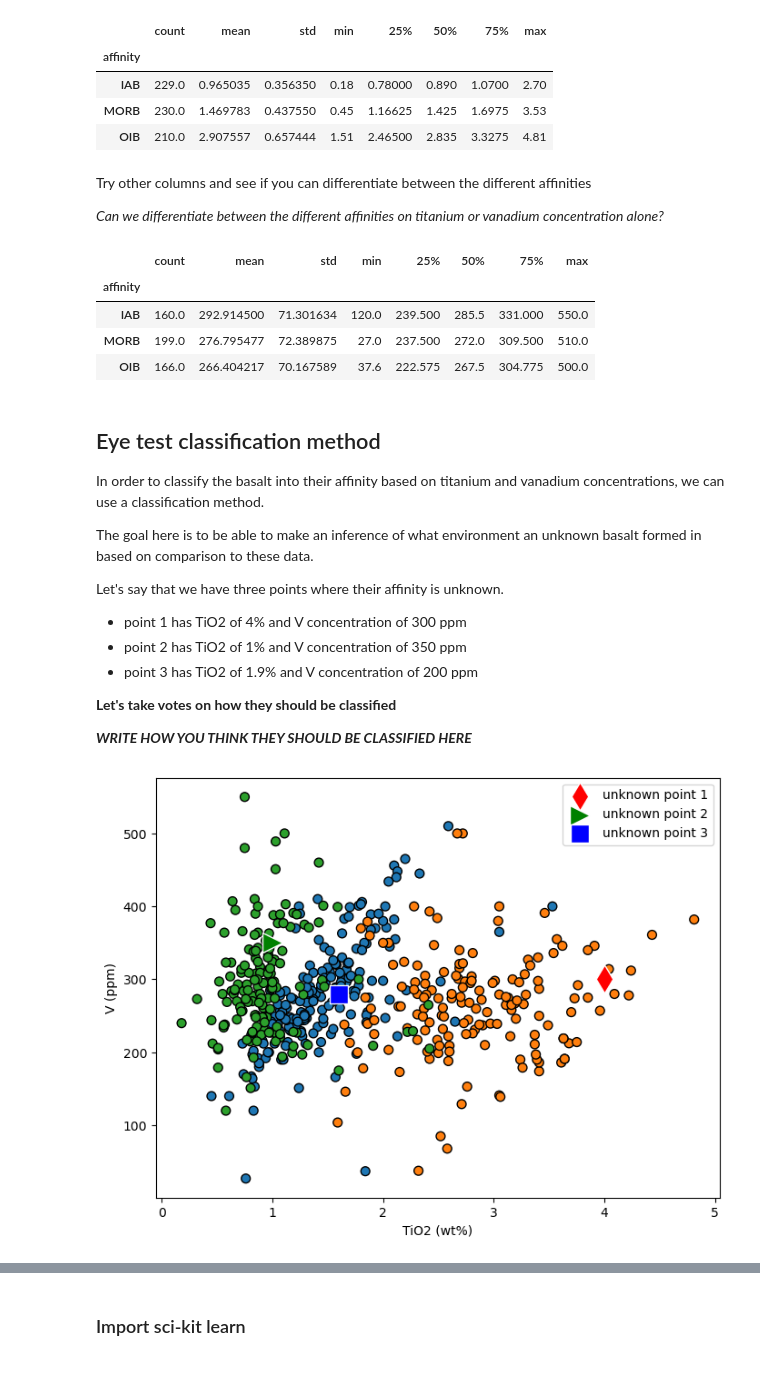
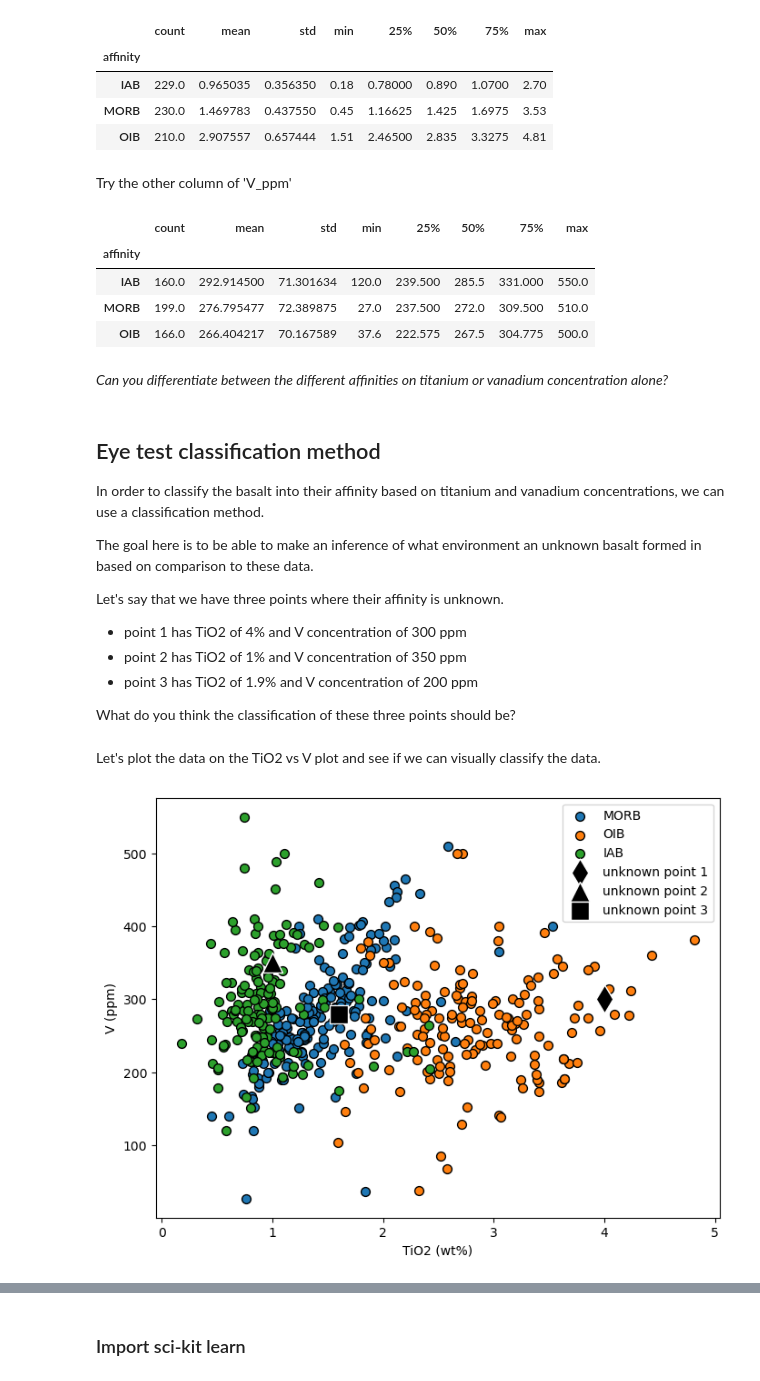
Before and after one commit to AI4EPS/EPS88_PyEarth, a Jupyter notebook: docs/lectures/05_classification.ipynb, the cells around one changed output, grey strips where cells are left out. Drawn from its saved outputs; the diff is of its cells as text; code cells hidden in the pictures.

```diff
--- a/docs/lectures/05_classification.ipynb
+++ b/docs/lectures/05_classification.ipynb
@@ -63,7 +63,7 @@ These data were grouped into 3 categories:
 
 The data are from the supplemental materials of the Vermeesch (2006) paper. The samples are grouped by affinity MORB, OIB, and IAB.
 # %%
-basalt_data = pd.read_csv('./data/Vermeesch2006.csv')
+basalt_data = pd.read_csv('data/Vermeesch2006.csv')
 basalt_data.tail()
 # %% [output]
 |  | affinity | SiO2_wt_percent | TiO2_wt_percent | Al2O3_wt_percent | Fe2O3_wt_percent | FeO_wt_percent | ... |
@@ -97,11 +97,15 @@ Shervais, J.W. (1982) Ti-V plots and the petrogenesis of modern and ophiolitic l
 
 ### Plot TiO2 (wt%) vs V (ppm)
 # %%
+# Loop through the unique values of the 'affinity' column to plot each group
+
 plt.figure(figsize=(8, 6))
-color = pd.Categorical(basalt_data['affinity']).codes
-cmap = ListedColormap(['C2', 'C0', 'C1'])
-plt.scatter(basalt_data['TiO2_wt_percent'], basalt_data['V_ppm'], c=color, cmap=cmap, edgecolor='k', s=50)
-plt.legend(title="Affinity")
+
+for affinity in basalt_data['affinity'].unique():
+    subset = basalt_data[basalt_data['affinity'] == affinity]
+    plt.scatter(subset['TiO2_wt_percent'], subset['V_ppm'], label=affinity, edgecolor='k', s=50)
+
+plt.legend()
 plt.xlabel('TiO2 (wt%)')
 plt.ylabel('V (ppm)')
 plt.show()
@@ -118,10 +121,8 @@ basalt_data.groupby('affinity')['TiO2_wt_percent'].describe()
 | IAB | 229.0 | 0.965035 | 0.356350 | 0.18 | 0.78000 | 0.890 | 1.0700 | 2.70 |
 | MORB | 230.0 | 1.469783 | 0.437550 | 0.45 | 1.16625 | 1.425 | 1.6975 | 3.53 |
 | OIB | 210.0 | 2.907557 | 0.657444 | 1.51 | 2.46500 | 2.835 | 3.3275 | 4.81 |
-# %% [markdown]
-Try other columns and see if you can differentiate between the different affinities
-
-*Can we differentiate between the different affinities on titanium or vanadium concentration alone?*
+# %% [markdown]
+Try the other column of 'V_ppm'
 # %%
 basalt_data.groupby('affinity')['V_ppm'].describe()
 # %% [output]
@@ -130,6 +131,8 @@ basalt_data.groupby('affinity')['V_ppm'].describe()
 | IAB | 160.0 | 292.914500 | 71.301634 | 120.0 | 239.500 | 285.5 | 331.000 | 550.0 |
 | MORB | 199.0 | 276.795477 | 72.389875 | 27.0 | 237.500 | 272.0 | 309.500 | 510.0 |
 | OIB | 166.0 | 266.404217 | 70.167589 | 37.6 | 222.575 | 267.5 | 304.775 | 500.0 |
+# %% [markdown]
+*Can you differentiate between the different affinities on titanium or vanadium concentration alone?*
 # %% [markdown]
 ## Eye test classification method
 
@@ -142,29 +145,31 @@ Let's say that we have three points where their affinity is unknown.
 - point 2 has TiO2 of 1% and V concentration of 350 ppm
 - point 3 has TiO2 of 1.9% and V concentration of 200 ppm
 
-**Let's take votes on how they should be classified**
-
-***WRITE HOW YOU THINK THEY SHOULD BE CLASSIFIED HERE***
+What do you think the classification of these three points should be?
+# %% [markdown]
+Let's plot the data on the TiO2 vs V plot and see if we can visually classify the data.
 # %%
 sample1 = {'TiO2_wt_percent': 4, 'V_ppm': 300}
 sample2 = {'TiO2_wt_percent': 1, 'V_ppm': 350}
 sample3 = {'TiO2_wt_percent': 1.6, 'V_ppm': 280}
 # %%
 plt.figure(figsize=(8, 6))
-cmap = ListedColormap(["C2", "C0", "C1"])
-plt.scatter(basalt_data['TiO2_wt_percent'], basalt_data['V_ppm'], c=color, cmap=cmap, edgecolor='k', s=50)
 
-# ADD the unknow points
-plt.scatter(sample1['TiO2_wt_percent'], sample1['V_ppm'], label='unknown point 1', color='red', edgecolors='white',  marker='d', s=250)
-plt.scatter(sample2['TiO2_wt_percent'], sample2['V_ppm'], label='unknown point 2', color='green', edgecolors='white',  marker='>', s=250)
-plt.scatter(sample3['TiO2_wt_percent'], sample3['V_ppm'], label='unknown point 3', color='blue', edgecolors='white', marker='s', s=200)
+for affinity in basalt_data['affinity'].unique():
+    subset = basalt_data[basalt_data['affinity'] == affinity]
+    plt.scatter(subset['TiO2_wt_percent'], subset['V_ppm'], label=affinity, edgecolor='k', s=50)
+
+# ADD the unknow points using the scatter function
+plt.scatter(sample1['TiO2_wt_percent'], sample1['V_ppm'], label='unknown point 1', color='black', edgecolors='white',  marker='d', s=250)
+plt.scatter(sample2['TiO2_wt_percent'], sample2['V_ppm'], label='unknown point 2', color='black', edgecolors='white',  marker='^', s=250)
+plt.scatter(sample3['TiO2_wt_percent'], sample3['V_ppm'], label='unknown point 3', color='black', edgecolors='white', marker='s', s=200)
 
 plt.xlabel('TiO2 (wt%)')
 plt.ylabel('V (ppm)')
 plt.legend()
 plt.show()
 # %% [output]
-[figure, old version]
+[figure, new version]
 # %% [markdown]
 ## A linear classification
 
```
Also changed, not shown: parts of 32 cells of this notebook, 15 other files.
